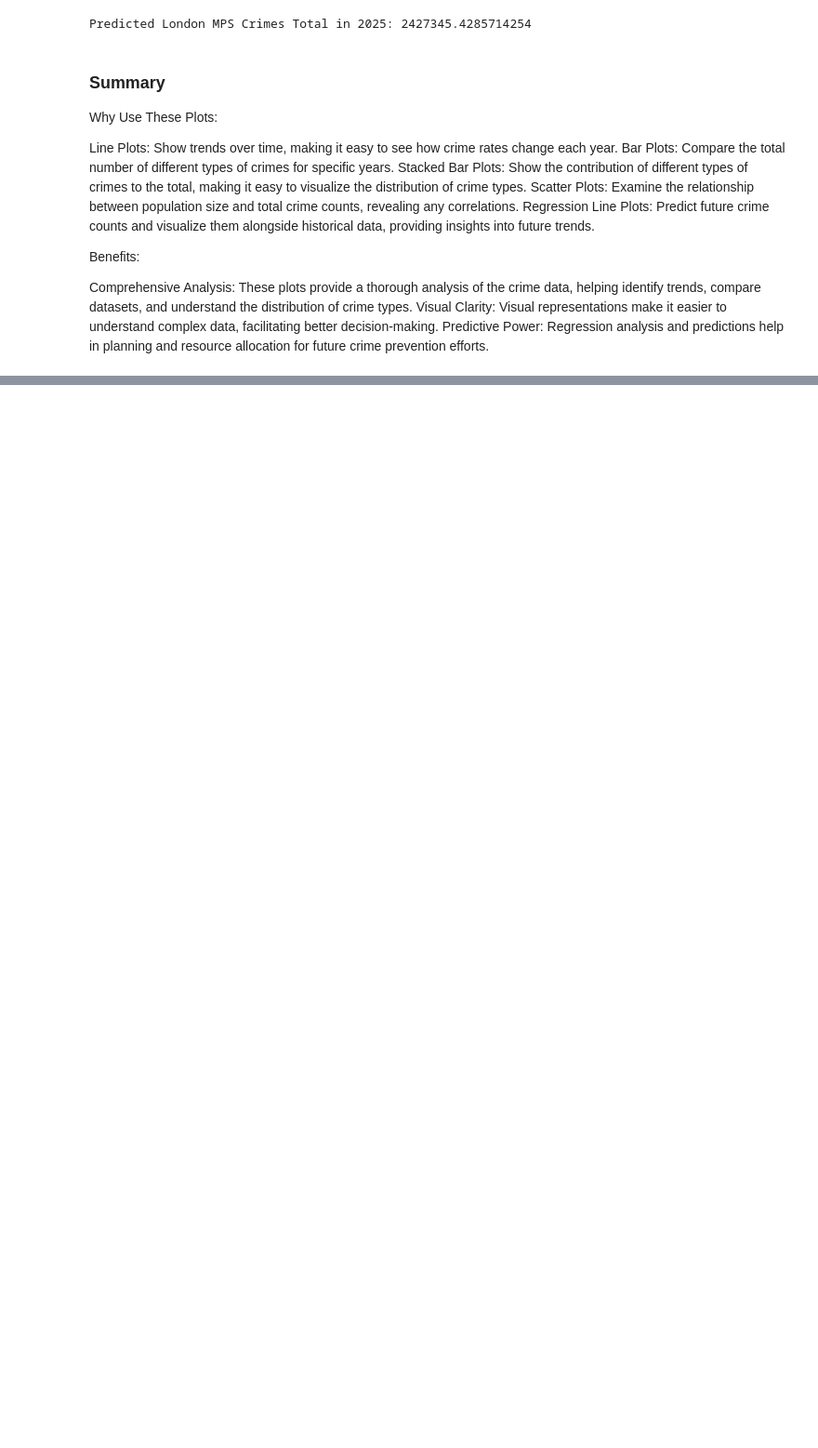
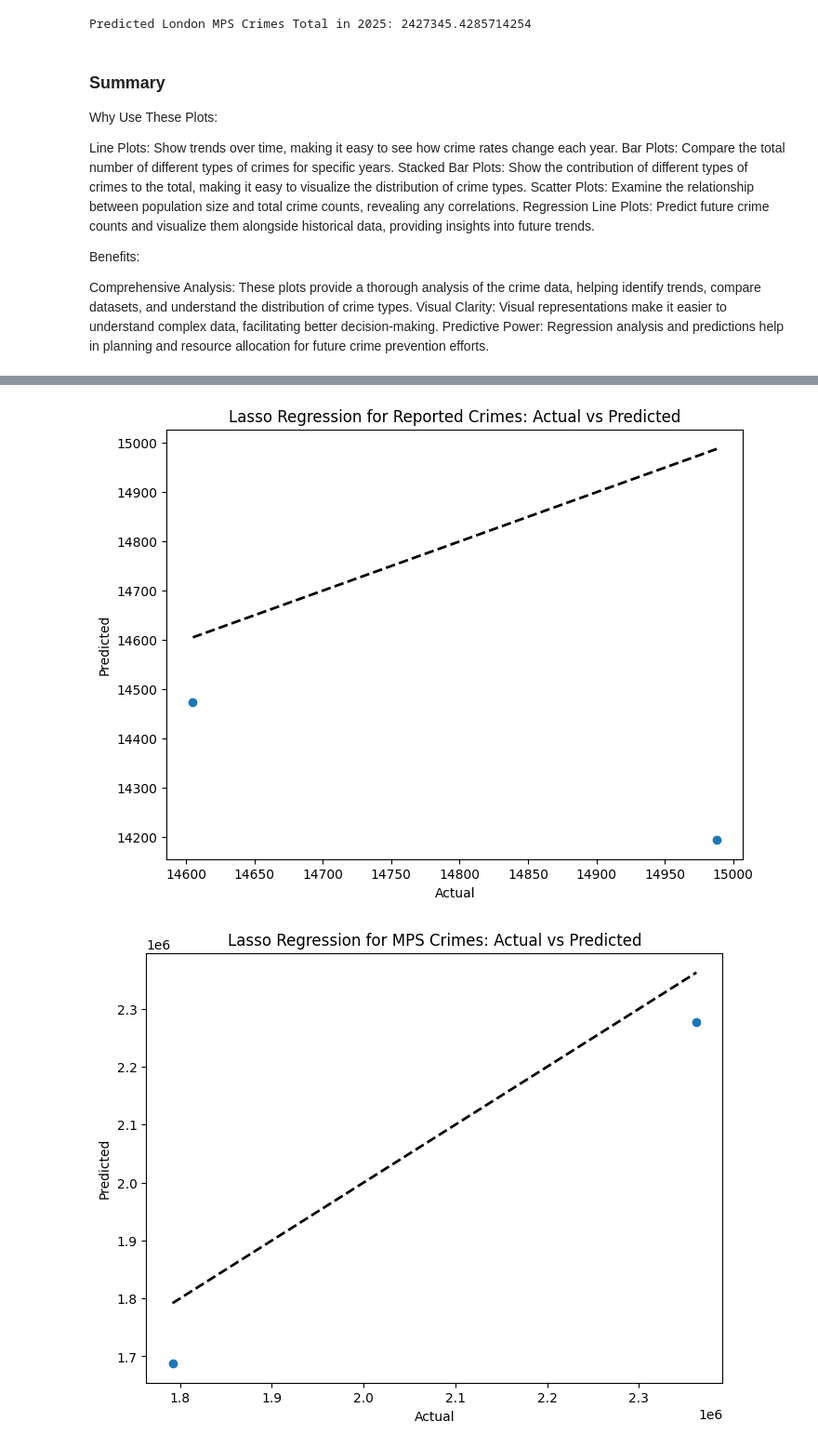
Before and after one commit to Jeffrey-Oechsner/ML-AI_Exam_Project, a Jupyter notebook: MPS Crime Data.ipynb, the cells around one changed output, grey strips where cells are left out. Shown at 93% size. Cells and saved outputs as stored; diff of their text form; code cells hidden in the pictures; blank space fills up the shorter version.

```diff
--- a/MPS Crime Data.ipynb
+++ b/MPS Crime Data.ipynb
@@ -1047,0 +883,21 @@ Predictive Power: Regression analysis and predictions help in planning and resou
+# %%
+def evaluate_regression_model(X, y, model, model_name):
+    # Perform cross-validation
+    scores = cross_val_score(model, X, y, cv=5, scoring='r2')
+    print(f"{model_name} R-squared (CV): {scores.mean():.2f} (+/- {scores.std() * 2:.2f})")
+
+    # Split the data into training and testing sets
+    X_train, X_test, y_train, y_test = train_test_split(X, y, test_size=0.2, random_state=42)
+
+    # Train the model
+    model.fit(X_train, y_train)
+    y_pred = model.predict(X_test)
+
+    # Calculate performance metrics
+    mse = mean_squared_error(y_test, y_pred)
+    r2 = r2_score(y_test, y_pred)
+
+    print(f"{model_name} Mean Squared Error (Test): {mse:.2f}")
+    print(f"{model_name} R-squared (Test): {r2:.2f}\n")
+
+    return model, y_test, y_pred
@@ -1047,0 +914,10 @@ Predictive Power: Regression analysis and predictions help in planning and resou
+# %%
+print("Evaluating Reported Crimes Model:")
+lasso_reported, y_test_reported, y_pred_reported = evaluate_regression_model(
+    X_reported_scaled, y_reported, Lasso(alpha=0.1, random_state=42), "Lasso Regression for Reported Crimes"
+)
+
+print("Evaluating MPS Crimes Model:")
+lasso_mps, y_test_mps, y_pred_mps = evaluate_regression_model(
+    X_mps_scaled, y_mps, Lasso(alpha=0.1, random_state=42), "Lasso Regression for MPS Crimes"
+)
@@ -1047,0 +944,15 @@ Predictive Power: Regression analysis and predictions help in planning and resou
+# %%
+def plot_predictions(y_test, y_pred, model_name):
+    plt.figure(figsize=(8, 6))
+    plt.scatter(y_test, y_pred)
+    plt.plot([y_test.min(), y_test.max()], [y_test.min(), y_test.max()], 'k--', lw=2)
+    plt.xlabel('Actual')
+    plt.ylabel('Predicted')
+    plt.title(f'{model_name}: Actual vs Predicted')
+    plt.show()
+
+plot_predictions(y_test_reported, y_pred_reported, "Lasso Regression for Reported Crimes")
+plot_predictions(y_test_mps, y_pred_mps, "Lasso Regression for MPS Crimes")
+# %% [output]
+[figure, added]
+[figure, added]
```
Also changed, not shown: parts of 108 cells of this notebook, 19 other files.
